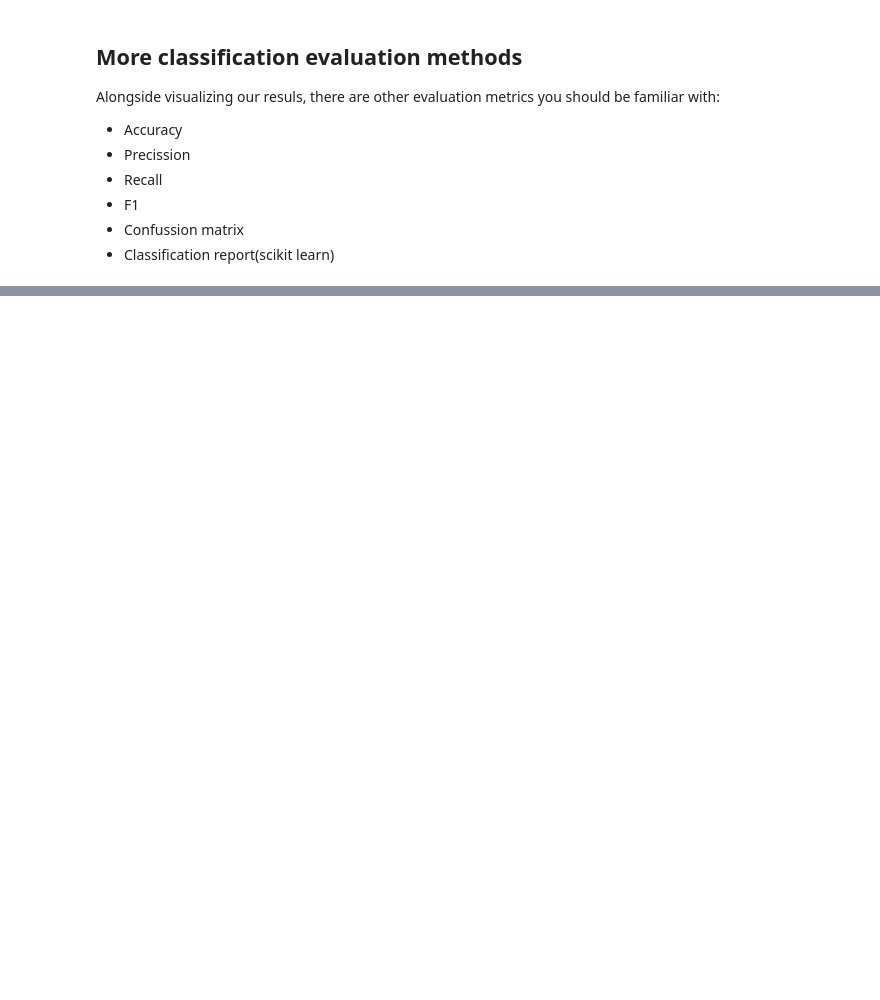
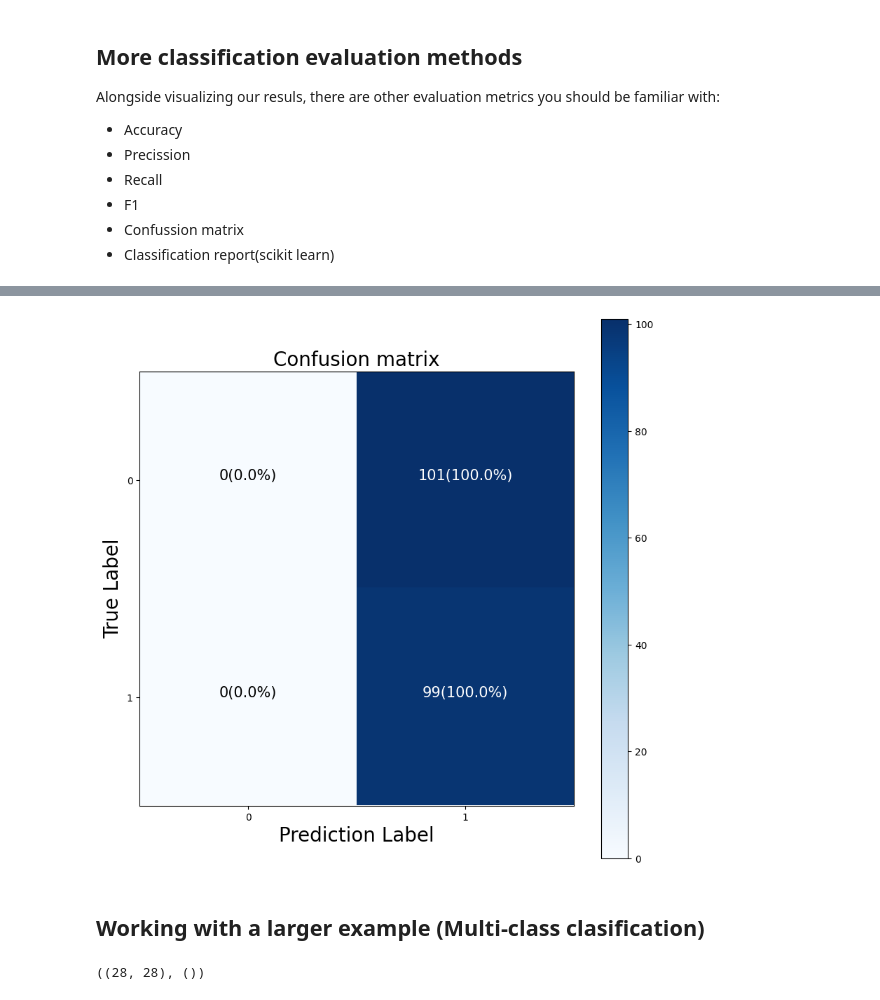
Before and after one commit to Sloppy1999/tf_course, a Jupyter notebook: notebooks/02_classification.ipynb, the cells around one changed output, grey strips where cells are left out. Saved outputs shown, nothing was run; the diff lists cells and outputs as text; code cells hidden in the pictures; blank space fills up the shorter version.

Commit message:
Day 13: Training multi-class classification model with larger dataset and try to understand the patterns learnt by the model

```diff
--- a/notebooks/02_classification.ipynb
+++ b/notebooks/02_classification.ipynb
@@ -484,0 +488,55 @@ confussion_matrix= confusion_matrix
+# %%
+# To prettify the confusion matrix we will make a remix between scikit-learn and TensoFlow
+import itertools
+
+# Create a confussion matrix
+cm = confusion_matrix(y_test,tf.round(y_preds))
+cm_norm=cm.astype("float") / cm.sum(axis=1)[:, np.newaxis] # Normalize our confusion matrix
+n_classes = cm.shape[0]
+
+# Prettify
+fig, ax = plt.subplots(figsize=(10,10))
+# Create a matrix plot
+cax = ax.matshow(cm, cmap=plt.cm.Blues)
+fig.colorbar(cax)
+
+#Create classes
+classes = False
+
+if classes:
+    labels= classes
+else:
+    labels=np.arange(cm.shape[0])
+
+#Label the axis
+ax.set(title = "Confusion matrix",
+      xlabel = "Prediction Label",
+      ylabel = "True Label",
+      xticks = np.arange(n_classes),
+      yticks = np.arange(n_classes),
+      xticklabels = labels,
+      yticklabels = labels)
+
+# Set x axis to the bottom
+ax.xaxis.set_label_position("bottom")
+ax.xaxis.tick_bottom()
+
+#Adjust label size
+ax.yaxis.label.set_size(20)
+ax.xaxis.label.set_size(20)
+ax.title.set_size(20)
+
+
+# Set the threshold for different classes
+threshold = (cm.max() + cm.min()) / 2
+
+#Plot the text on each cell
+for i, j in itertools.product(range(cm.shape[0]), range(cm.shape[1])):
+    plt.text(j,i, f"{cm[i,j]}({cm_norm[i,j]*100:.1f}%)",
+            ha = "center",
+            color = "white" if cm[i,j] > threshold else "black",
+            size=15)
+# %% [output]
+[figure, added]
+# %% [markdown]
+## Working with a larger example (Multi-class clasification)
@@ -484,0 +549,5 @@ confussion_matrix= confusion_matrix
+# %%
+# Check the shape of a single example
+train_data[0].shape, train_labels[0].shape
+# %% [output]
+((28, 28), ())
```
Also changed, not shown: parts of 45 cells of this notebook.
